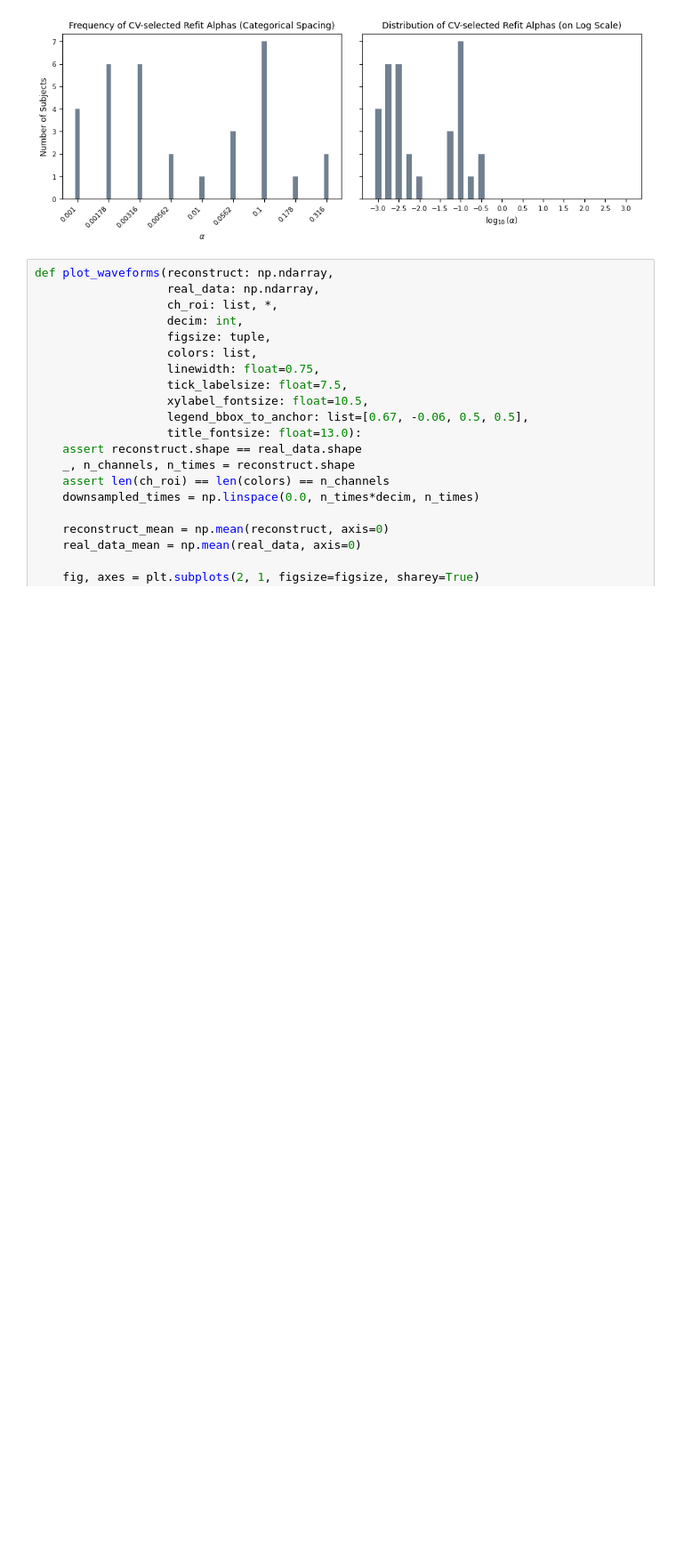
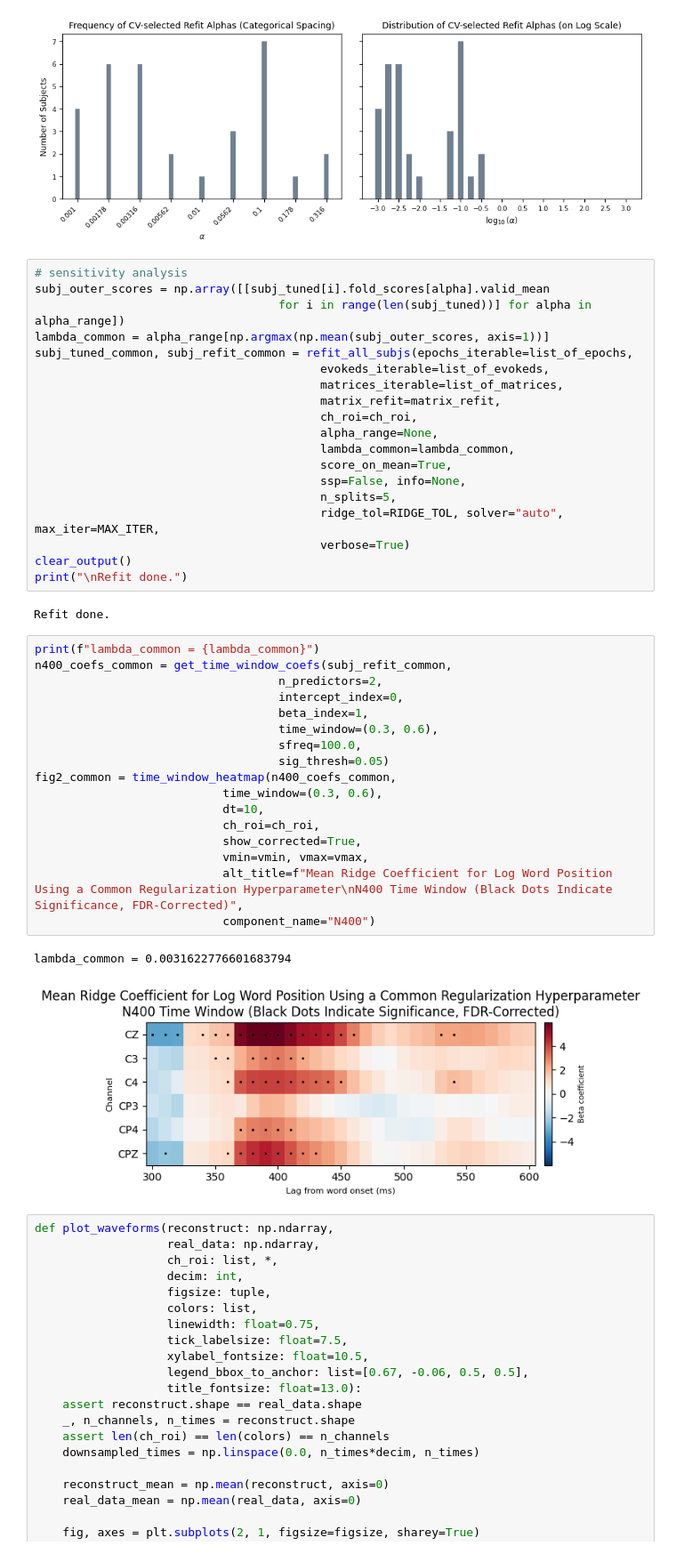
Before and after one commit to amandalin047/Updating_rERP_2023, a Jupyter notebook: deconvolution/deconv_v4.ipynb, the cells around one changed output. Shown at 89% size. Cells and saved outputs as stored; diff of their text form; blank space fills up the shorter version.

Commit message:
added separate emotion conditions alpha distribition bar ploy + common alpha sensitivity analysis for all-emotione-collapsed

```diff
--- a/deconvolution/deconv_v4.ipynb
+++ b/deconvolution/deconv_v4.ipynb
@@ -529,6 +529,47 @@ fig.tight_layout(pad=2)
 mean = 0.054, std = 0.082, median = 0.004
 min = 0.001, max = 0.316
 [figure]
+# %%
+# sensitivity analysis
+subj_outer_scores = np.array([[subj_tuned[i].fold_scores[alpha].valid_mean
+                                   for i in range(len(subj_tuned))] for alpha in alpha_range])
+lambda_common = alpha_range[np.argmax(np.mean(subj_outer_scores, axis=1))]
+subj_tuned_common, subj_refit_common = refit_all_subjs(epochs_iterable=list_of_epochs,
+                                         evokeds_iterable=list_of_evokeds,
+                                         matrices_iterable=list_of_matrices,
+                                         matrix_refit=matrix_refit,
+                                         ch_roi=ch_roi,
+                                         alpha_range=None,
+                                         lambda_common=lambda_common,
+                                         score_on_mean=True,
+                                         ssp=False, info=None,
+                                         n_splits=5,
+                                         ridge_tol=RIDGE_TOL, solver="auto", max_iter=MAX_ITER,
+                                         verbose=True)
+clear_output()
+print("\nRefit done.")
+# %% [output]
+Refit done.
+# %%
+print(f"lambda_common = {lambda_common}")
+n400_coefs_common = get_time_window_coefs(subj_refit_common,
+                                   n_predictors=2,
+                                   intercept_index=0,
+                                   beta_index=1,
+                                   time_window=(0.3, 0.6),
+                                   sfreq=100.0,
+                                   sig_thresh=0.05)
+fig2_common = time_window_heatmap(n400_coefs_common,
+                           time_window=(0.3, 0.6),
+                           dt=10,
+                           ch_roi=ch_roi,
+                           show_corrected=True,
+                           vmin=vmin, vmax=vmax,
+                           alt_title=f"Mean Ridge Coefficient for Log Word Position Using a Common Regularization Hyperparameter\nN400 Time Window (Black Dots Indicate Significance, FDR-Corrected)",
+                           component_name="N400")
+# %% [output]
+lambda_common = 0.0031622776601683794
+[figure, added]
 # %%
 def plot_waveforms(reconstruct: np.ndarray,
                    real_data: np.ndarray,
```
Also changed, not shown: parts of 2 cells of this notebook, 1 other file.
